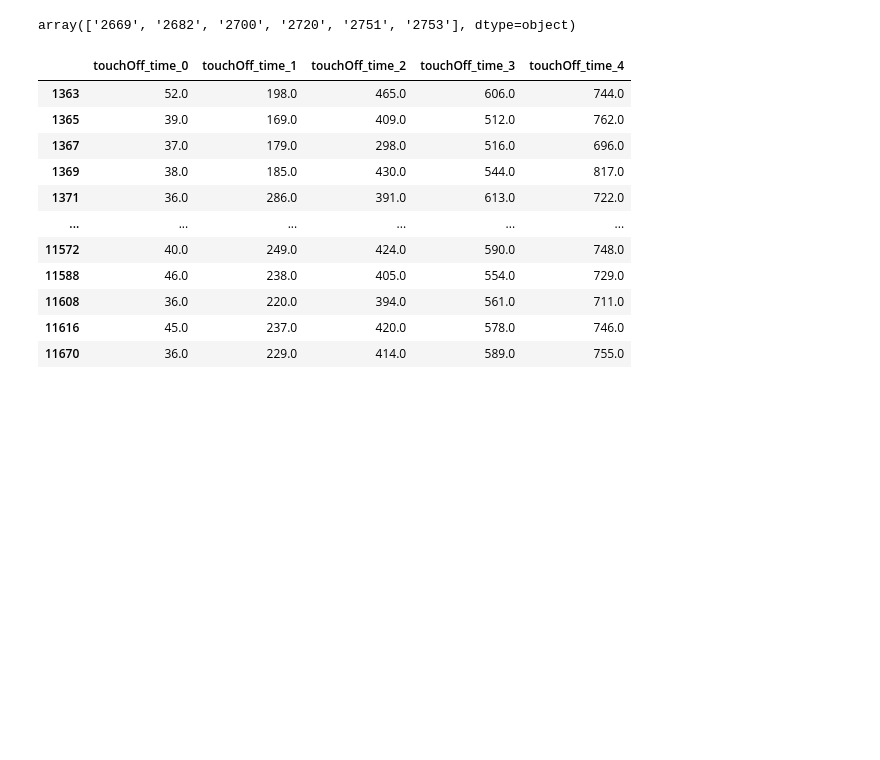
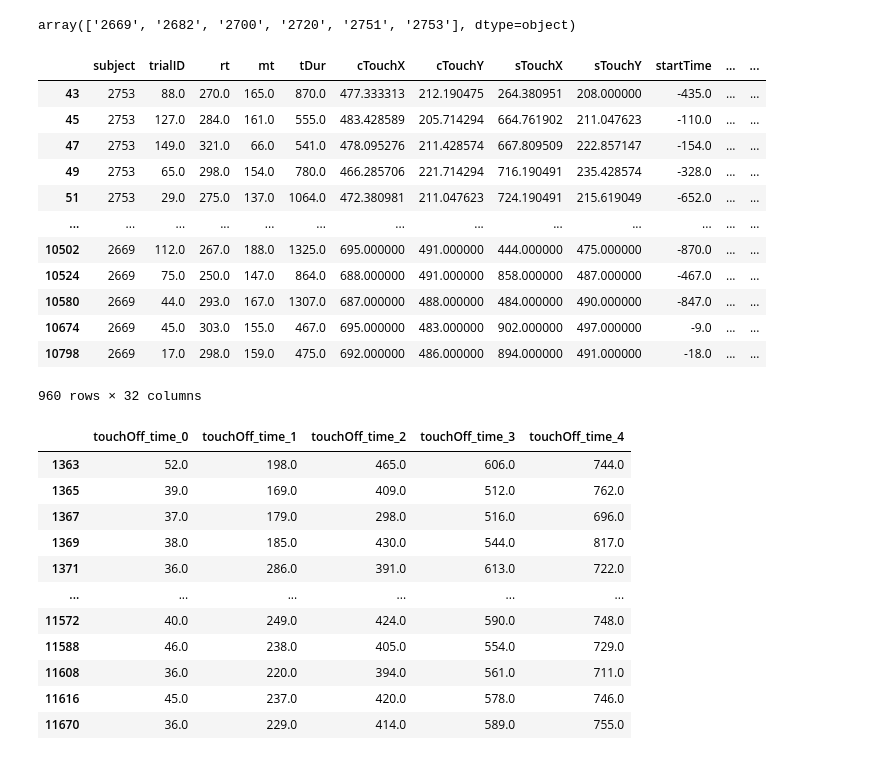
Before and after one commit to ClaraKuper/ManualInhibitionOnline, a Jupyter notebook: analysis/Colloquium23_06_2021.ipynb, the cells around one changed output. Drawn from its saved outputs; the diff is of its cells as text; code cells hidden in the pictures; blank space fills up the shorter version.

```diff
--- a/analysis/Colloquium23_06_2021.ipynb
+++ b/analysis/Colloquium23_06_2021.ipynb
@@ -330,3 +328,19 @@ len(df_serial[df_serial.subject == subjects[1]])
+# %%
+df_jump
+# %% [output]
+|  | subject | trialID | rt | mt | tDur | cTouchX | cTouchY | sTouchX | sTouchY | startTime | ... | ... |
+| 43 | 2753 | 88.0 | 270.0 | 165.0 | 870.0 | 477.333313 | 212.190475 | 264.380951 | 208.000000 | -435.0 | ... | ... |
+| 45 | 2753 | 127.0 | 284.0 | 161.0 | 555.0 | 483.428589 | 205.714294 | 664.761902 | 211.047623 | -110.0 | ... | ... |
+| 47 | 2753 | 149.0 | 321.0 | 66.0 | 541.0 | 478.095276 | 211.428574 | 667.809509 | 222.857147 | -154.0 | ... | ... |
+| 49 | 2753 | 65.0 | 298.0 | 154.0 | 780.0 | 466.285706 | 221.714294 | 716.190491 | 235.428574 | -328.0 | ... | ... |
+| 51 | 2753 | 29.0 | 275.0 | 137.0 | 1064.0 | 472.380981 | 211.047623 | 724.190491 | 215.619049 | -652.0 | ... | ... |
+| ... | ... | ... | ... | ... | ... | ... | ... | ... | ... | ... | ... | ... |
+| 10502 | 2669 | 112.0 | 267.0 | 188.0 | 1325.0 | 695.000000 | 491.000000 | 444.000000 | 475.000000 | -870.0 | ... | ... |
+| 10524 | 2669 | 75.0 | 250.0 | 147.0 | 864.0 | 688.000000 | 491.000000 | 858.000000 | 487.000000 | -467.0 | ... | ... |
+| 10580 | 2669 | 44.0 | 293.0 | 167.0 | 1307.0 | 687.000000 | 488.000000 | 484.000000 | 490.000000 | -847.0 | ... | ... |
+| 10674 | 2669 | 45.0 | 303.0 | 155.0 | 467.0 | 695.000000 | 483.000000 | 902.000000 | 497.000000 | -9.0 | ... | ... |
+| 10798 | 2669 | 17.0 | 298.0 | 159.0 | 475.0 | 692.000000 | 486.000000 | 894.000000 | 491.000000 | -18.0 | ... | ... |
+960 rows × 32 columns
 # %%
 # transform the serial data set to one column for each button touch
 
```
Also changed, not shown: parts of 4 cells of this notebook, 13 other files.
